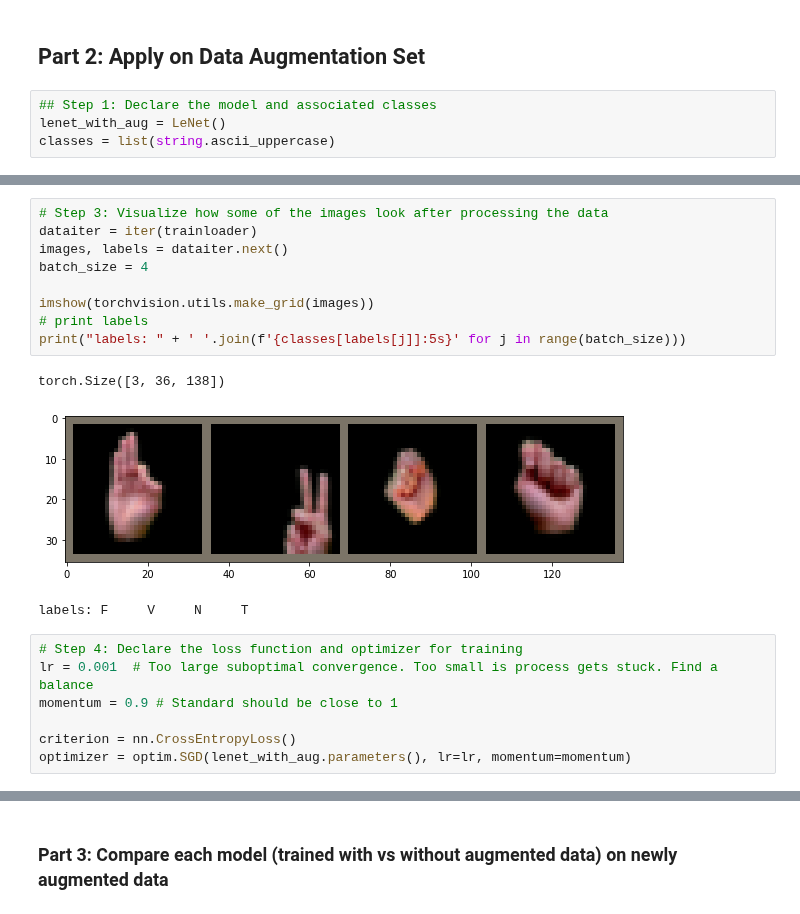
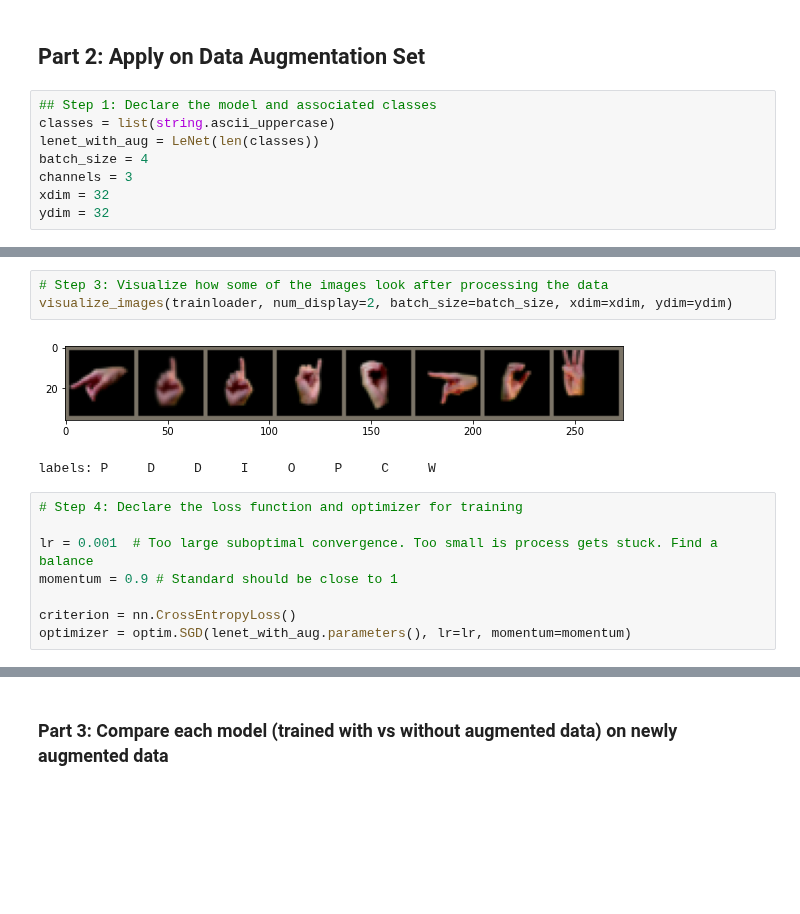
Before and after one commit to swadhwa5/MLFinalProject, a Jupyter notebook: LeNet_model.ipynb, the cells around one changed output, grey strips where cells are left out. Saved outputs shown, nothing was run; the diff lists cells and outputs as text; blank space fills up the shorter version.

```diff
--- a/LeNet_model.ipynb
+++ b/LeNet_model.ipynb
@@ -276,8 +366,12 @@ torch.save(lenet_no_aug.state_dict(), "./models/lenet_no_aug_650")
 ## Part 2: Apply on Data Augmentation Set
 # %%
 ## Step 1: Declare the model and associated classes
-lenet_with_aug = LeNet()
 classes = list(string.ascii_uppercase)
+lenet_with_aug = LeNet(len(classes))
+batch_size = 4
+channels = 3
+xdim = 32
+ydim = 32
 # %%
 # Step 2: Create the trainloader and testloader instances
 path = "./FinalImages/"
@@ -290,19 +384,13 @@ print(f"Total number of images in Dataset is: {num_images}")
 Total number of images in Dataset is: 3900
 # %%
 # Step 3: Visualize how some of the images look after processing the data
-dataiter = iter(trainloader)
-images, labels = dataiter.next()
-batch_size = 4
-
-imshow(torchvision.utils.make_grid(images))
-# print labels
-print("labels: " + ' '.join(f'{classes[labels[j]]:5s}' for j in range(batch_size)))
+visualize_images(trainloader, num_display=2, batch_size=batch_size, xdim=xdim, ydim=ydim)
 # %% [output]
+[figure, new version]
-torch.Size([3, 36, 138])
+labels: P     D     D     I     O     P     C     W
-[figure, old version]
-labels: F     V     N     T
 # %%
 # Step 4: Declare the loss function and optimizer for training
+
 lr = 0.001  # Too large suboptimal convergence. Too small is process gets stuck. Find a balance
 momentum = 0.9 # Standard should be close to 1
 
```
Also changed, not shown: parts of 26 cells of this notebook, 2 other files.
